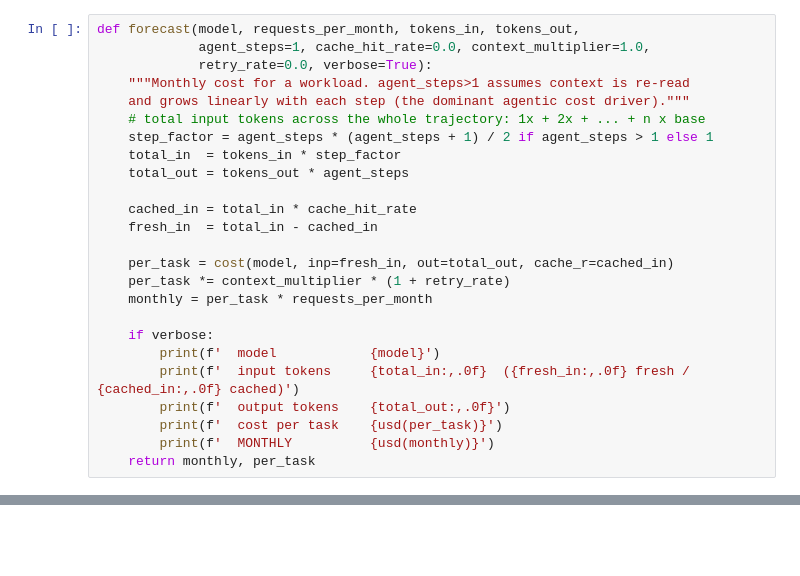
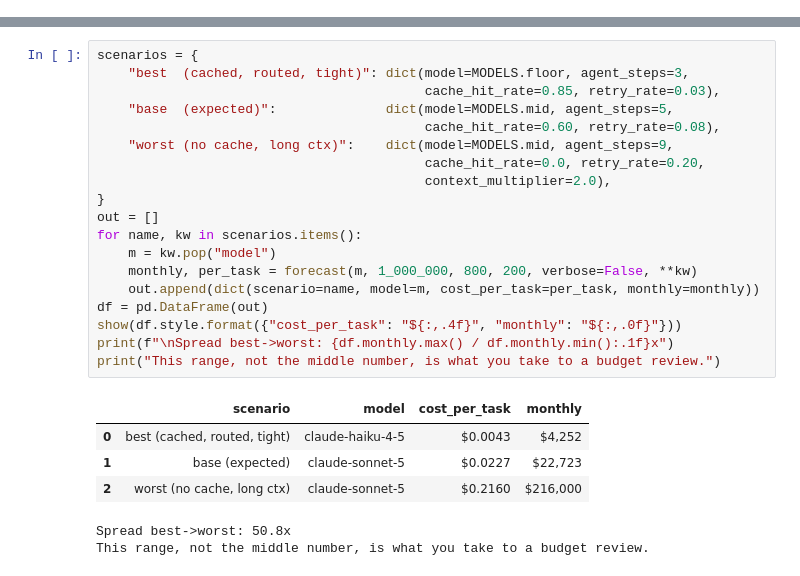
Before and after one commit to tatwan/ai_cost_management_course, a Jupyter notebook: notebooks/01_token_economics.ipynb, the cells around one changed output, grey strips where cells are left out. Drawn from its saved outputs; the diff is of its cells as text; blank space fills up the shorter version.

```diff
--- a/notebooks/01_token_economics.ipynb
+++ b/notebooks/01_token_economics.ipynb
@@ -122,25 +0,0 @@ Monthly $ = Requests
-# %%
-def forecast(model, requests_per_month, tokens_in, tokens_out,
-             agent_steps=1, cache_hit_rate=0.0, context_multiplier=1.0,
-             retry_rate=0.0, verbose=True):
-    """Monthly cost for a workload. agent_steps>1 assumes context is re-read
-    and grows linearly with each step (the dominant agentic cost driver)."""
-    # total input tokens across the whole trajectory: 1x + 2x + ... + n x base
-    step_factor = agent_steps * (agent_steps + 1) / 2 if agent_steps > 1 else 1
-    total_in  = tokens_in * step_factor
-    total_out = tokens_out * agent_steps
-
-    cached_in = total_in * cache_hit_rate
-    fresh_in  = total_in - cached_in
-
-    per_task = cost(model, inp=fresh_in, out=total_out, cache_r=cached_in)
-    per_task *= context_multiplier * (1 + retry_rate)
-    monthly = per_task * requests_per_month
-
-    if verbose:
-        print(f'  model            {model}')
-        print(f'  input tokens     {total_in:,.0f}  ({fresh_in:,.0f} fresh / {cached_in:,.0f} cached)')
-        print(f'  output tokens    {total_out:,.0f}')
-        print(f'  cost per task    {usd(per_task)}')
-        print(f'  MONTHLY          {usd(monthly)}')
-    return monthly, per_task
@@ -265,0 +261,26 @@ ledger()
+# %%
+scenarios = {
+    "best  (cached, routed, tight)": dict(model=MODELS.floor, agent_steps=3,
+                                          cache_hit_rate=0.85, retry_rate=0.03),
+    "base  (expected)":              dict(model=MODELS.mid, agent_steps=5,
+                                          cache_hit_rate=0.60, retry_rate=0.08),
+    "worst (no cache, long ctx)":    dict(model=MODELS.mid, agent_steps=9,
+                                          cache_hit_rate=0.0, retry_rate=0.20,
+                                          context_multiplier=2.0),
+}
+out = []
+for name, kw in scenarios.items():
+    m = kw.pop("model")
+    monthly, per_task = forecast(m, 1_000_000, 800, 200, verbose=False, **kw)
+    out.append(dict(scenario=name, model=m, cost_per_task=per_task, monthly=monthly))
+df = pd.DataFrame(out)
+show(df.style.format({"cost_per_task": "${:,.4f}", "monthly": "${:,.0f}"}))
+print(f"\nSpread best->worst: {df.monthly.max() / df.monthly.min():.1f}x")
+print("This range, not the middle number, is what you take to a budget review.")
+# %% [output]
+|  | scenario | model | cost_per_task | monthly |
+| 0 | best (cached, routed, tight) | claude-haiku-4-5 | $0.0043 | $4,252 |
+| 1 | base (expected) | claude-sonnet-5 | $0.0227 | $22,723 |
+| 2 | worst (no cache, long ctx) | claude-sonnet-5 | $0.2160 | $216,000 |
+Spread best->worst: 50.8x
+This range, not the middle number, is what you take to a budget review.
```
Also changed, not shown: parts of 50 cells of this notebook, 9 other files.
